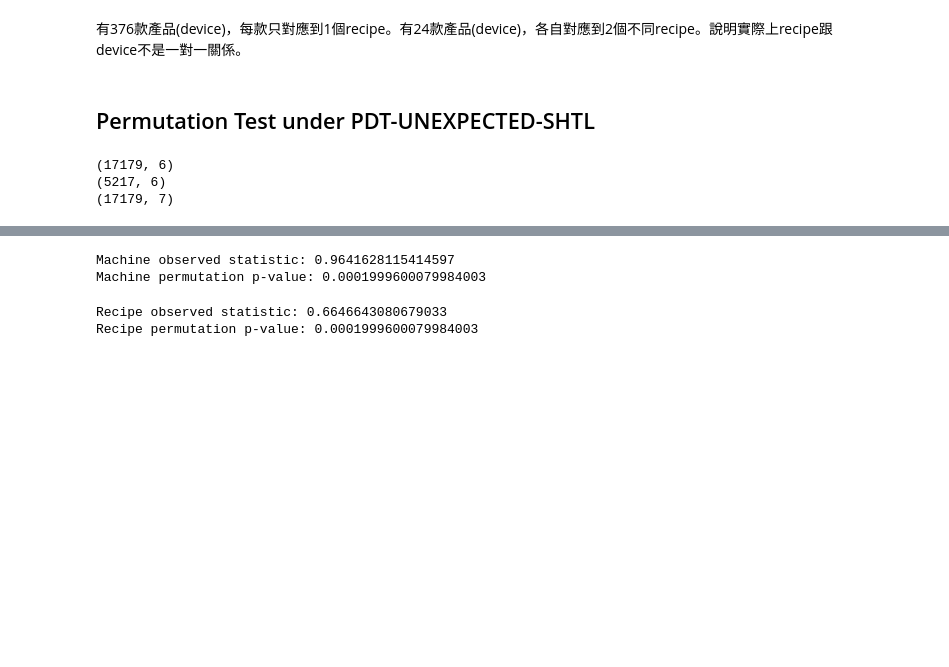
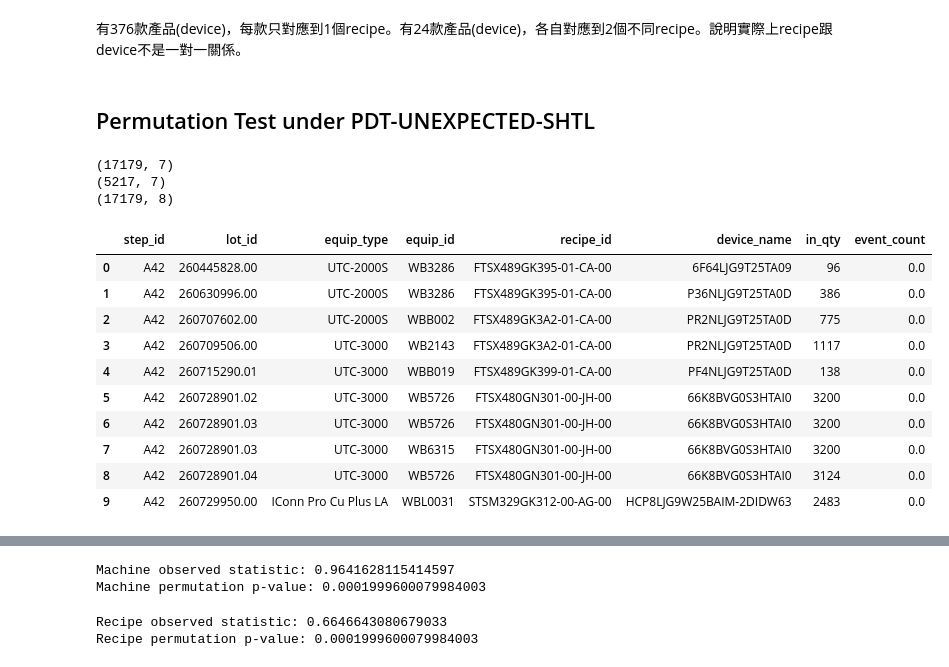
Before and after one commit to aceaceace123/test0806, a Jupyter notebook: WBMachine_ErrorEventAnalyze.ipynb, the cells around one changed output, grey strips where cells are left out. Cells and saved outputs as stored; diff of their text form; code cells hidden in the pictures; blank space fills up the shorter version.

```diff
--- a/WBMachine_ErrorEventAnalyze.ipynb
+++ b/WBMachine_ErrorEventAnalyze.ipynb
@@ -731,6 +736,7 @@ production_run = ( #計算正確的in_qty
         [
             "step_id",
             "lot_id",
+            "equip_type",
             "equip_id",
             "recipe_id",
             "device_name"
@@ -752,6 +758,7 @@ event_run = (
         [
             "step_id",
             "lot_id",
+            "equip_type",
             "equip_id",
             "recipe_id",
             "device_name"
@@ -778,41 +785,53 @@ run_df = production_run.merge( #run_df代表在特定錯誤事件下，以 "step
     on=[
         "step_id",
         "lot_id",
+        "equip_type",
         "equip_id",
         "recipe_id",
         "device_name"
     ],
     how="left"
 )
 
 #沒發生指定錯誤 → event_count = 0
 run_df["event_count"] = (
     run_df["event_count"]
     .fillna(0)
 )
 # 任何一筆生產紀錄，只要在那次生產中沒有觸發你指定的那個 eventmessage，它在 event_run 裡就根本不會出現一列，合併後 event_count 自然是 NaN——這個 NaN 的正確語義就是「這次生產沒有發生這個錯誤事件」，也就是 0 次
 
 # # 基本清理
 # run_df = run_df.dropna(
 #     subset=[
 #         "equip_id",
 #         "recipe_id",
 #         "in_qty"
 #     ]
 # ).copy()
 
 # run_df = run_df[
 #     run_df["in_qty"] > 0
 # ].copy()
 
-run_df.head()
 print(production_run.shape)
 print(event_run.shape)
 print(run_df.shape)
+run_df.head(10)
 # %% [output]
-(17179, 6)
-(5217, 6)
 (17179, 7)
+(5217, 7)
+(17179, 8)
+|  | step_id | lot_id | equip_type | equip_id | recipe_id | device_name | in_qty | event_count |
+| 0 | A42 | 260445828.00 | UTC-2000S | WB3286 | FTSX489GK395-01-CA-00 | 6F64LJG9T25TA09 | 96 | 0.0 |
+| 1 | A42 | 260630996.00 | UTC-2000S | WB3286 | FTSX489GK395-01-CA-00 | P36NLJG9T25TA0D | 386 | 0.0 |
+| 2 | A42 | 260707602.00 | UTC-2000S | WBB002 | FTSX489GK3A2-01-CA-00 | PR2NLJG9T25TA0D | 775 | 0.0 |
+| 3 | A42 | 260709506.00 | UTC-3000 | WB2143 | FTSX489GK3A2-01-CA-00 | PR2NLJG9T25TA0D | 1117 | 0.0 |
+| 4 | A42 | 260715290.01 | UTC-3000 | WBB019 | FTSX489GK399-01-CA-00 | PF4NLJG9T25TA0D | 138 | 0.0 |
+| 5 | A42 | 260728901.02 | UTC-3000 | WB5726 | FTSX480GN301-00-JH-00 | 66K8BVG0S3HTAI0 | 3200 | 0.0 |
+| 6 | A42 | 260728901.03 | UTC-3000 | WB5726 | FTSX480GN301-00-JH-00 | 66K8BVG0S3HTAI0 | 3200 | 0.0 |
+| 7 | A42 | 260728901.03 | UTC-3000 | WB6315 | FTSX480GN301-00-JH-00 | 66K8BVG0S3HTAI0 | 3200 | 0.0 |
+| 8 | A42 | 260728901.04 | UTC-3000 | WB5726 | FTSX480GN301-00-JH-00 | 66K8BVG0S3HTAI0 | 3124 | 0.0 |
+| 9 | A42 | 260729950.00 | IConn Pro Cu Plus LA | WBL0031 | STSM329GK312-00-AG-00 | HCP8LJG9W25BAIM-2DIDW63 | 2483 | 0.0 |
 # %%
 event_run[event_run['event_count'].isna()]
 # %% [output]
```
Also changed, not shown: parts of 19 cells of this notebook.
